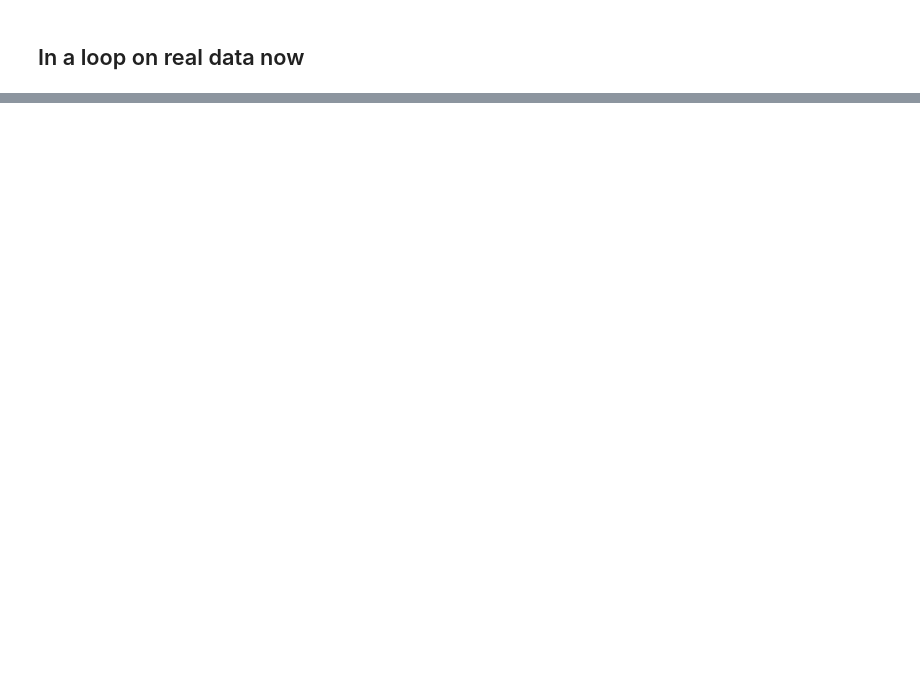
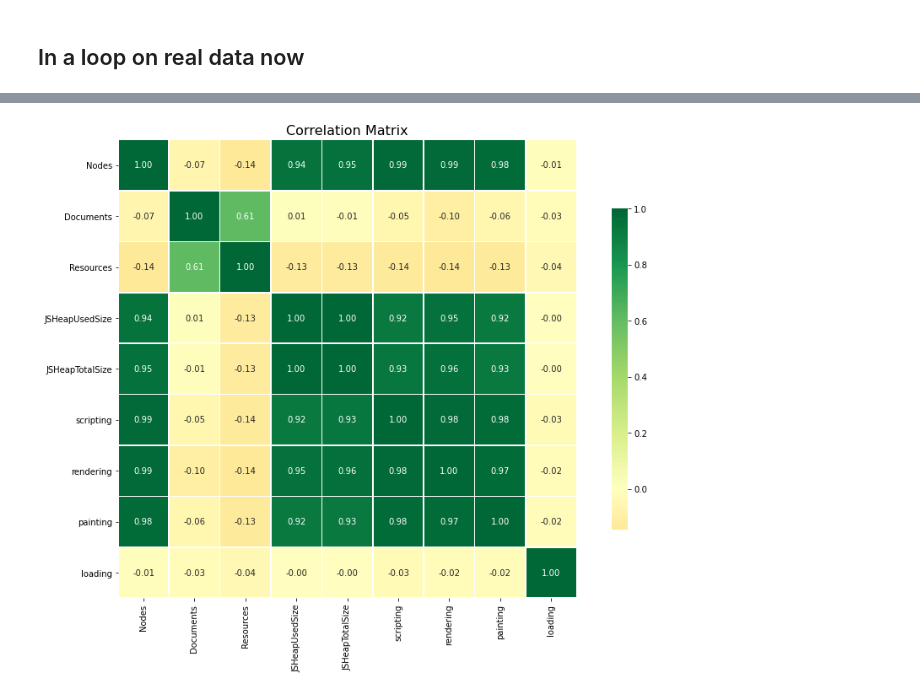
Before and after one commit to mehrotrasan16/performance-benchmarking-with-puppeteer, a Jupyter notebook: tracelyzer-to-csv.ipynb, the cells around one changed output, grey strips where cells are left out. Saved outputs shown, nothing was run; the diff lists cells and outputs as text; code cells hidden in the pictures; blank space fills up the shorter version.

```diff
--- a/tracelyzer-to-csv.ipynb
+++ b/tracelyzer-to-csv.ipynb
@@ -384,0 +494,4 @@ nycphil.append(nycphil)
+# %%
+correlation_heatmap(corrdf,'spearman')
+# %% [output]
+[figure, added]
```
Also changed, not shown: parts of 67 cells of this notebook, 2 other files.
